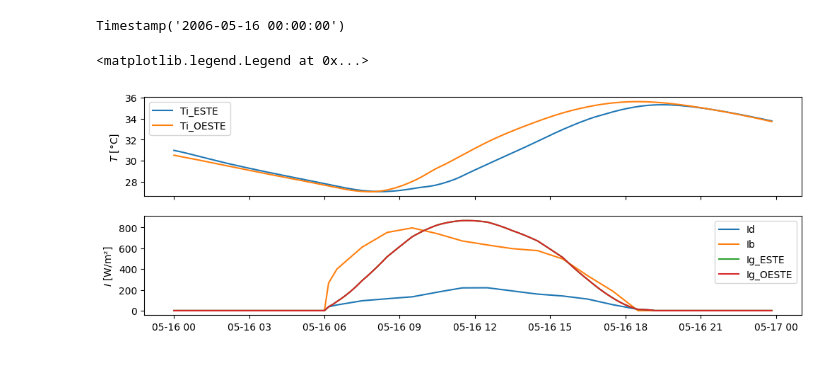
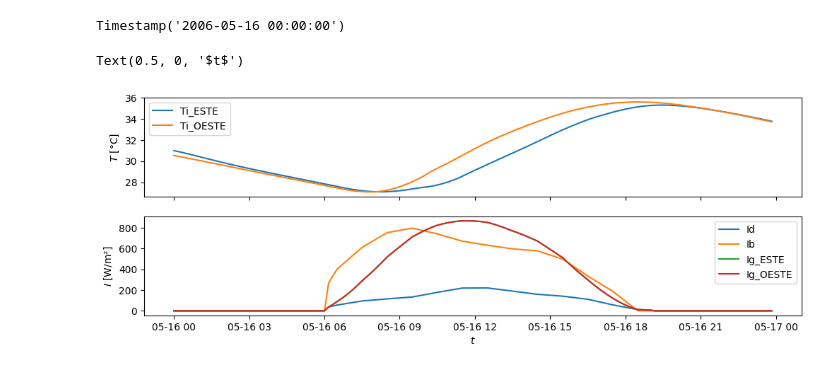
Before and after one commit to alejandroceba/tarea_idb003, a Jupyter notebook: notebooks/001_dia_mas_calido.ipynb, the cells around one changed output. Saved outputs shown, nothing was run; the diff lists cells and outputs as text; code cells hidden in the pictures.

```diff
--- a/notebooks/001_dia_mas_calido.ipynb
+++ b/notebooks/001_dia_mas_calido.ipynb
@@ -65,20 +65,20 @@ Timestamp('2006-05-16 00:00:00')
 # %%
 fig, ax = plt.subplots(2,1, figsize=(12,4),sharex=True)
 
 ax[0].plot(data_casa.Ti_ESTE["2006-05-16"],label="Ti_ESTE")
 ax[0].plot(data_casa.Ti_OESTE["2006-05-16"],label="Ti_OESTE")
 ax[0].set_ylabel("$T$ [°C]")
 
 ax[1].plot(data_casa.Id["2006-05-16"],label="Id")
 ax[1].plot(data_casa.Ib["2006-05-16"],label="Ib")
 ax[1].plot(data_casa.loc["2006-05-16","TECHO_ESTE:Surface Outside Face Incident Solar Radiation Rate per Area (W/m2)"],label="Ig_ESTE")
 ax[1].plot(data_casa.loc["2006-05-16","TECHO_OESTE:Surface Outside Face Incident Solar Radiation Rate per Area (W/m2)"],label="Ig_OESTE")
 ax[1].set_ylabel("$I$ [W/m$²$]")
 
 ax[0].legend()
 ax[1].legend()
 
-plt.set_xlabel("")
+plt.xlabel("$t$")
 # %% [output]
-<matplotlib.legend.Legend at 0x...>
+Text(0.5, 0, '$t$')
-[figure, old version]
+[figure, new version]
```
Also changed, not shown: 1 other file.
